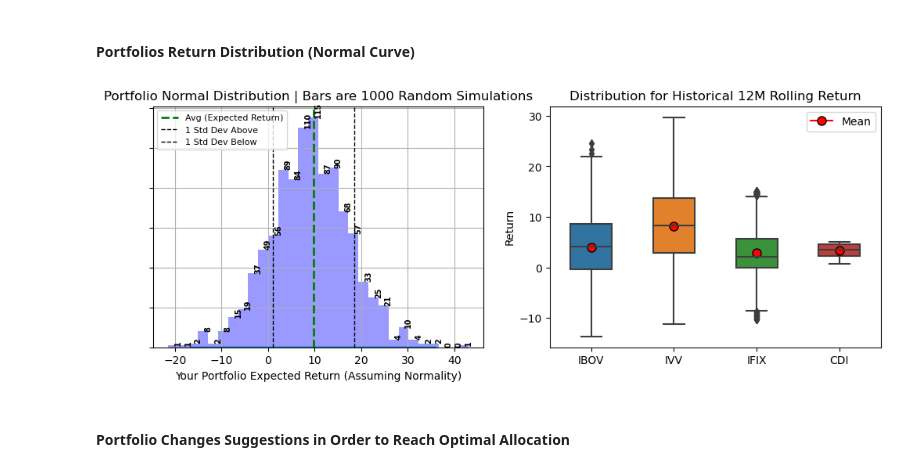
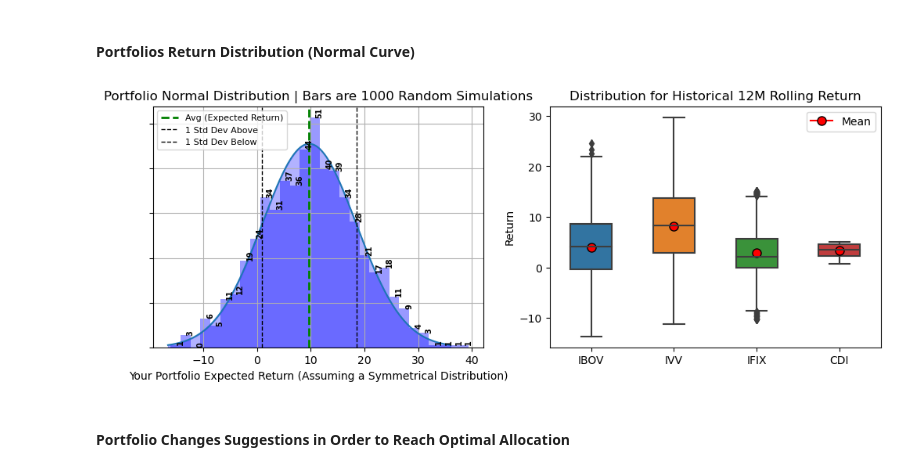
Before and after one commit to paulinhok14/Asset-Allocation, a Jupyter notebook: asset_allocation.ipynb, the cells around one changed output. Drawn from its saved outputs; the diff is of its cells as text; code cells hidden in the pictures.

Commit message:
Finishing Normal Distribution personalized Portfolio charts

```diff
--- a/asset_allocation.ipynb
+++ b/asset_allocation.ipynb
@@ -533,48 +533,43 @@ chart2 = axs[1]
 
 # 1 - Bell Curve for Your Portfolio Normal Distribution
 chart1.plot(x, y)
-counts, edges, _ = chart1.hist(return_random_normal_distribution, bins=30, alpha=0.4, color='blue')
+counts, edges, _ = chart1.hist(return_random_normal_distribution, bins=30, density=True, alpha=0.4, color='blue')
+rounded_counts = [round(round(number*1000, 2)) for number in counts]
 
 # Fills in the area under the bell curve
 chart1.fill_between(x, y, 0, alpha=0.3, color='b')
 
 # Adding lines for mean and standard deviations
 chart1.axvline(mu, color='green', linestyle='dashed', linewidth=2, label='Avg (Expected Return)')
 chart1.axvline(mu - sigma, color='black', linestyle='dashed', linewidth=1, label='1 Std Dev Above')
 chart1.axvline(mu + sigma, color='black', linestyle='dashed', linewidth=1, label='1 Std Dev Below')
 
-chart1.set_xlabel('Your Portfolio Expected Return (Assuming Normality)')
+chart1.set_xlabel('Your Portfolio Expected Return (Assuming a Symmetrical Distribution)')
 chart1.set_yticklabels([])
 chart1.set_title(f'Portfolio Normal Distribution | Bars are {qty_random_simulations} Random Simulations')
 chart1.grid(True)
 chart1.legend(loc='upper left', fontsize=8)
 
-# Calculating the raw count by multiplying the counts by the total number of simulations
-contagens_brutas = [int(count * qty_random_simulations) for count in counts]
+# Annotating each bar with its count. rounded_counts = presentable value. counts = normalized value
+for count, edge, rounded_count in zip(counts, edges[1:], rounded_counts):
+    chart1.text(edge, count, f'{int(rounded_count)}', ha='center',
+                va='bottom', weight='bold', rotation=90, color='black', fontsize=7)
 
-# Annotating each bar with its count
-for count, edge in zip(counts, edges[1:]):
-    chart1.text(edge, count, f'{int(count)}', ha='center',
-                va='bottom', weight='bold', rotation=90, color='black', fontsize=7)
-    test = test+count
 
 # 2 - Normality test (simetric distribution) for real data (daily variation annualized) from indexes: IVV, IBOV, IFIX
 rolling_returns = consolidated_variation.rolling(window=252).mean().dropna()*100
 sns.boxplot(data=rolling_returns, ax=chart2, width=0.5)
 chart2.set_ylabel('Return')
 chart2.set_title('Distribution for Historical 12M Rolling Return')
 
 # Adding Average manually
 for i, mean_value in enumerate(rolling_returns.mean()):
     chart2.plot([i], [mean_value], marker='o', color='red', markersize=8, markeredgecolor='black', label='Mean' if i == 0 else None)
 
 chart2.legend()
 plt.show()
-
-# Normality test on Historical variation for indexes
-# Shapiro-Wilk?
 # %% [output]
-[figure, old version]
+[figure, new version]
 # %% [markdown]
 #### Portfolio Changes Suggestions in Order to Reach Optimal Allocation
 # %% [markdown]
```
Also changed, not shown: parts of 8 cells of this notebook.
